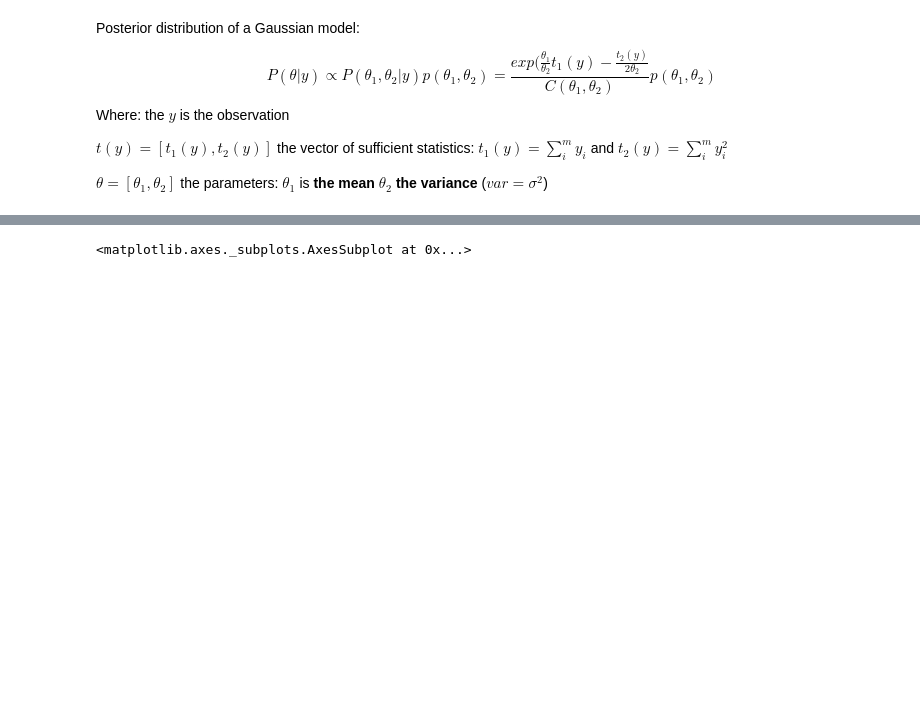
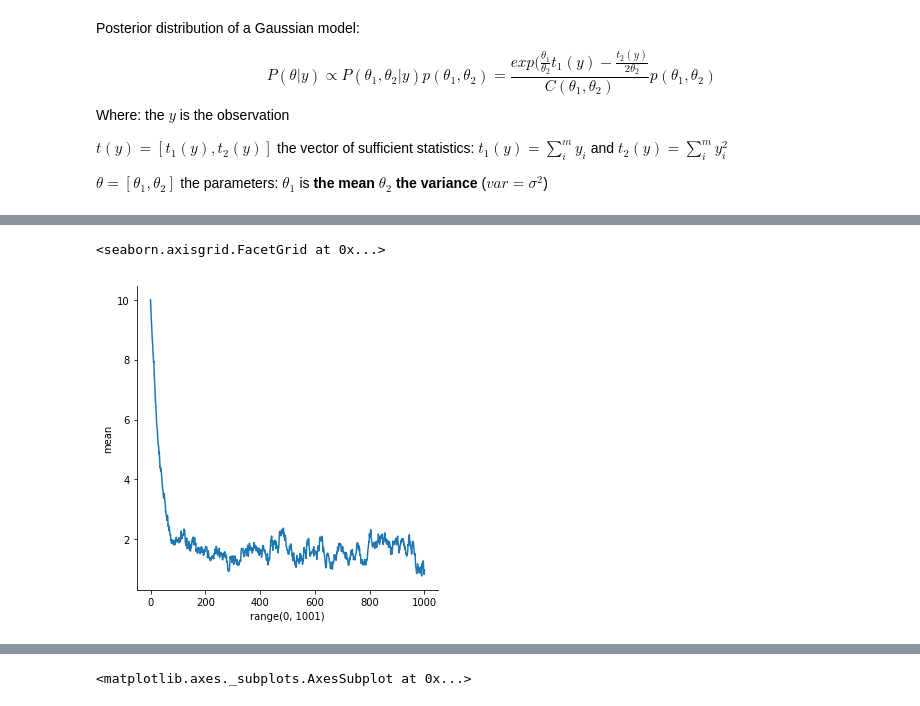
Before and after one commit to quentinl-c/abc-shadow, a Jupyter notebook: results/Normal/normal.ipynb, the cells around one changed output, grey strips where cells are left out. Saved outputs shown, nothing was run; the diff lists cells and outputs as text; code cells hidden in the pictures; blank space fills up the shorter version.

```diff
--- a/results/Normal/normal.ipynb
+++ b/results/Normal/normal.ipynb
@@ -30,0 +84,5 @@ def sample(df, by):
+# %%
+sns.relplot(x=range(len(data0['mean'])),y='mean', data=data0, kind='line', legend='brief')
+# %% [output]
+<seaborn.axisgrid.FacetGrid at 0x...>
+[figure, added]
```
Also changed, not shown: parts of 21 cells of this notebook, 3 other files.
